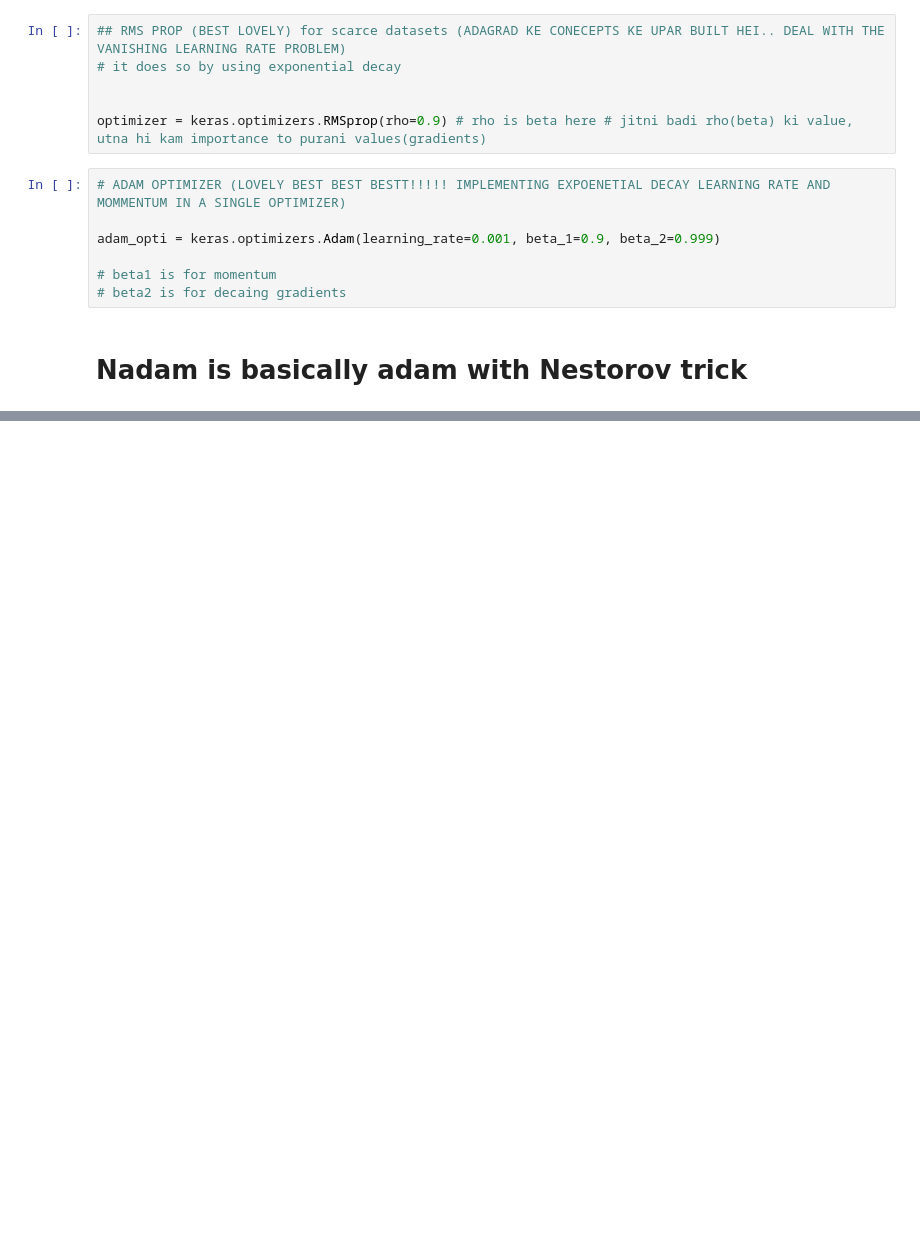
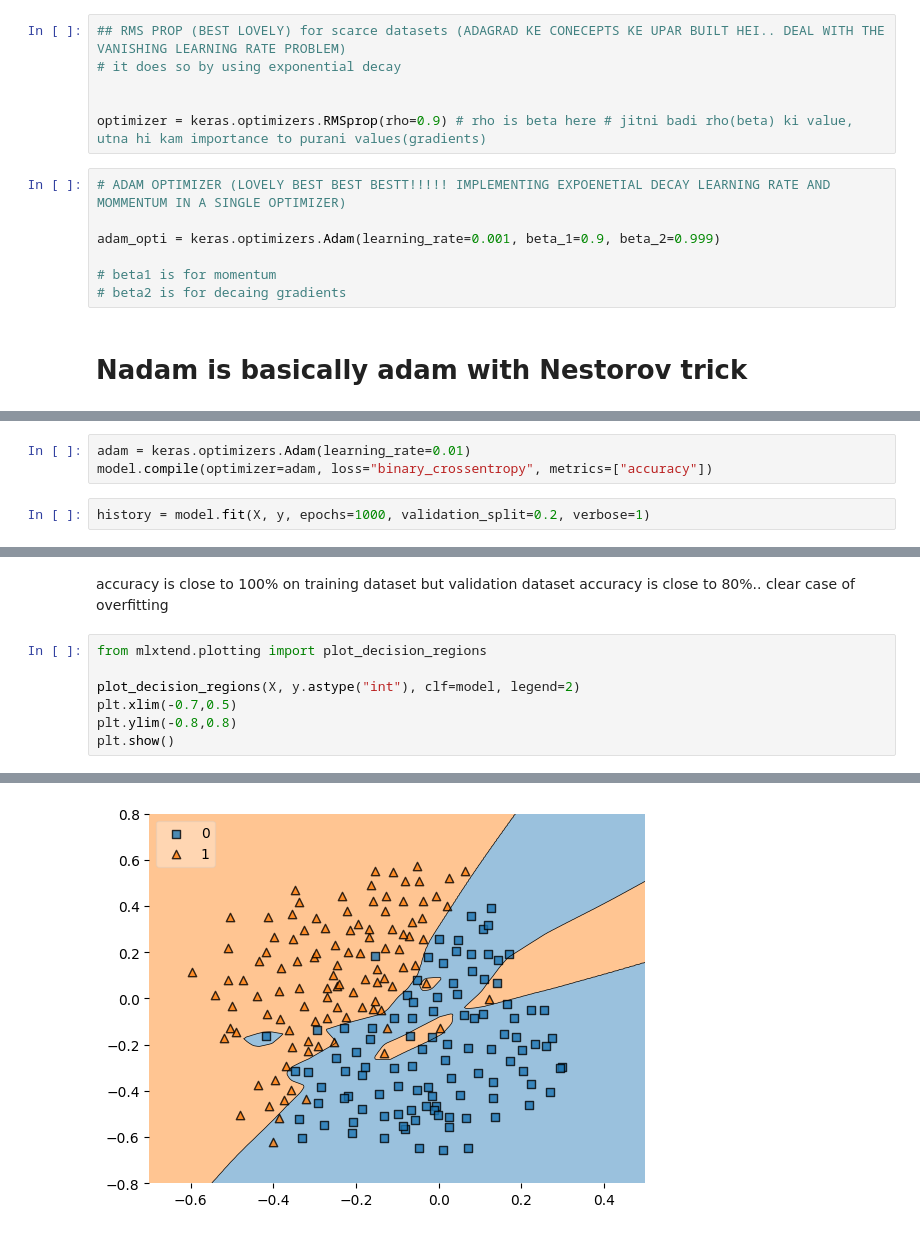
Before and after one commit to keshaviscool/learning_ml, a Jupyter notebook: neural_net_chapter_2.ipynb, the cells around one changed output, grey strips where cells are left out. Drawn from its saved outputs; the diff is of its cells as text; blank space fills up the shorter version.

```diff
--- a/neural_net_chapter_2.ipynb
+++ b/neural_net_chapter_2.ipynb
@@ -207,0 +502,5 @@ adam_opti = keras.optimizers.Adam(learning_rate=0.001, beta_1=0.9, beta_2=0.999)
+# %%
+adam = keras.optimizers.Adam(learning_rate=0.01)
+model.compile(optimizer=adam, loss="binary_crossentropy", metrics=["accuracy"])
+# %%
+history = model.fit(X, y, epochs=1000, validation_split=0.2, verbose=1)
@@ -207,0 +525,11 @@ adam_opti = keras.optimizers.Adam(learning_rate=0.001, beta_1=0.9, beta_2=0.999)
+# %% [markdown]
+accuracy is close to 100% on training dataset
+but validation dataset accuracy is close to 80%.. clear case of overfitting
+# %%
+from mlxtend.plotting import plot_decision_regions
+
+plot_decision_regions(X, y.astype("int"), clf=model, legend=2)
+plt.xlim(-0.7,0.5)
+plt.ylim(-0.8,0.8)
+plt.show()
+# %% [output]
@@ -207,0 +537 @@ adam_opti = keras.optimizers.Adam(learning_rate=0.001, beta_1=0.9, beta_2=0.999)
+[figure, added]
```
Also changed, not shown: parts of 37 cells of this notebook, 1 other file.
